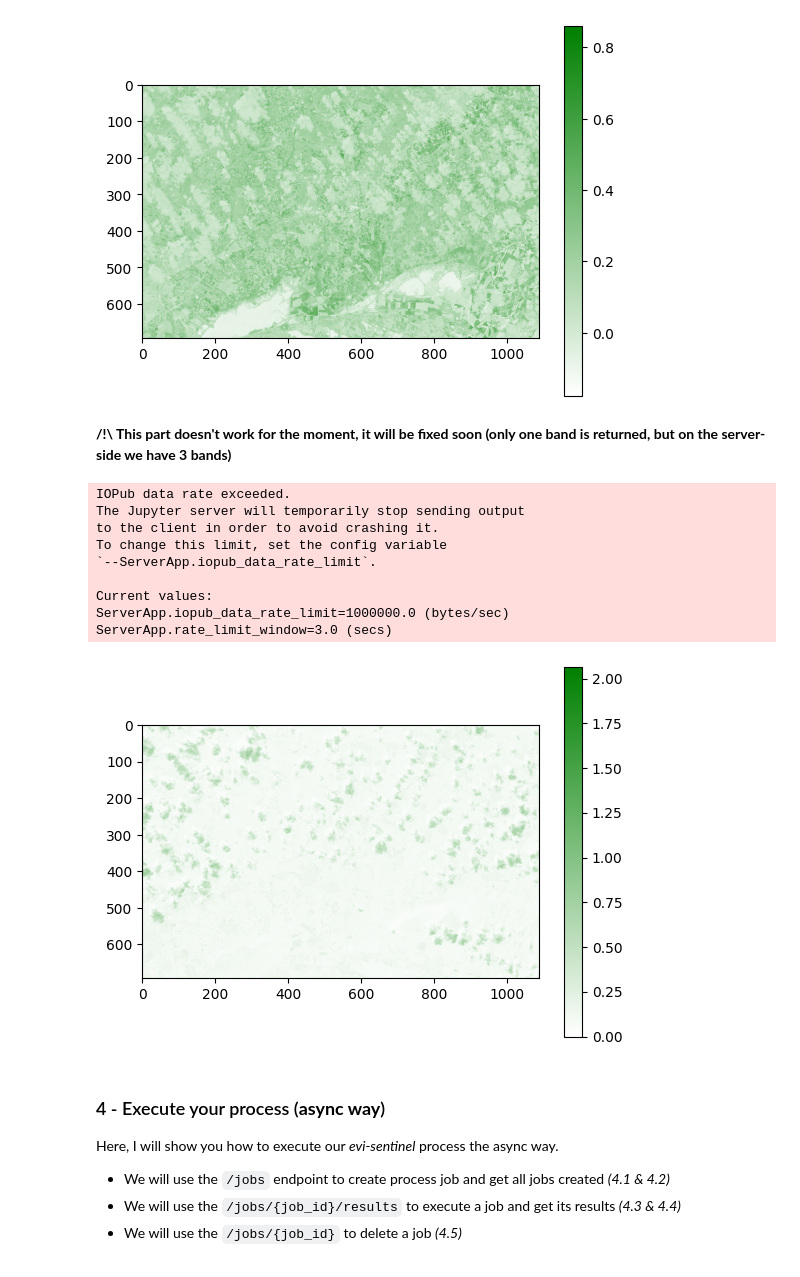
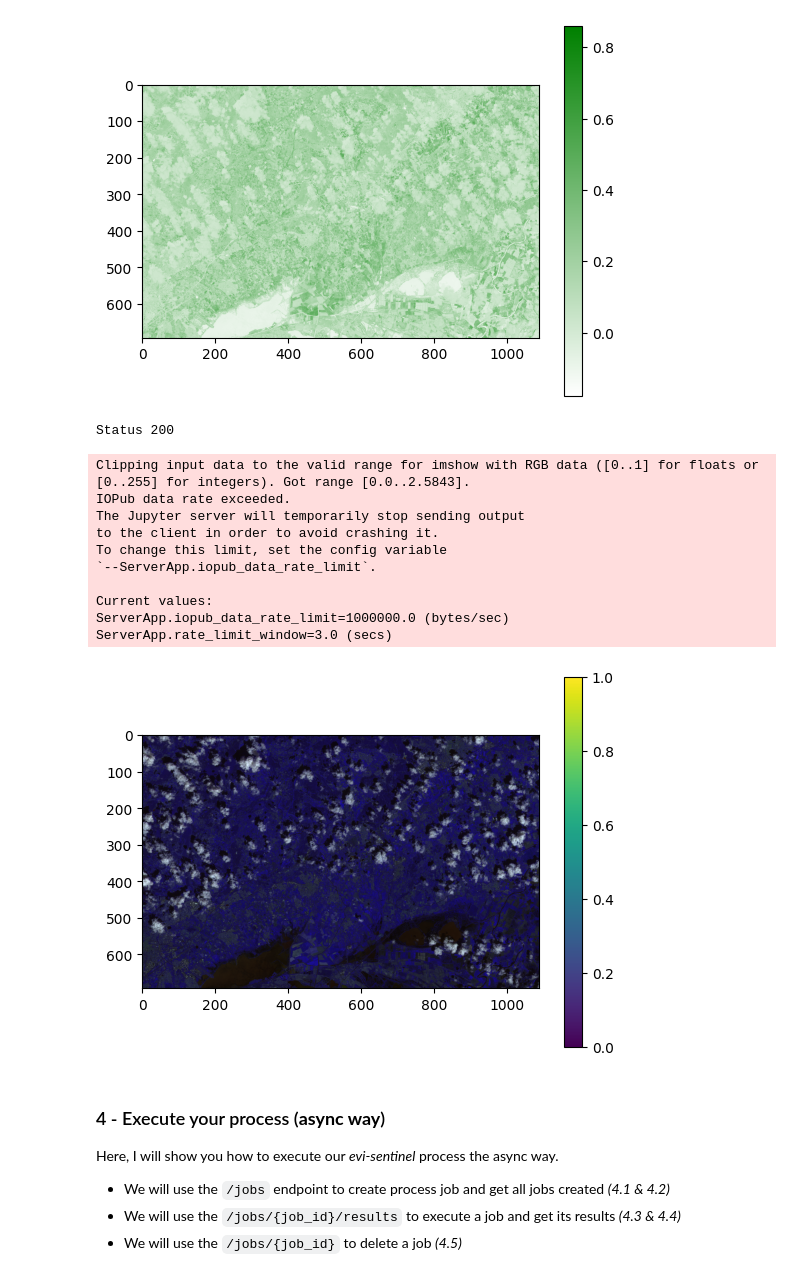
Before and after one commit to fair-ease/Examind_Tutorials, a Jupyter notebook: openEO/openeo_examind_http_example.ipynb, the cells around one changed output. Saved outputs shown, nothing was run; the diff lists cells and outputs as text; code cells hidden in the pictures.

Commit message:
Fix OpenEO HTTP Example Jupyter notebook with new save_result argument (coverage => data)

```diff
--- a/openEO/openeo_examind_http_example.ipynb
+++ b/openEO/openeo_examind_http_example.ipynb
@@ -521,41 +522,43 @@ source_data_graph = {
         }
     }
 }
-# %% [markdown]
-**/!\ This part doesn't work for the moment, it will be fixed soon (only one band is returned, but on the server-side we have 3 bands)**
 # %%
-URL = SERVER_IP + "/examind/WS/openeo/process/WPS/result"
+URL = SERVER_IP + "/examind/WS/openeo/" + OPENEO_SERVICE_ID + "/result"
 
 headers = {'Content-Type': 'application/json', 'Accept': '*/*'}
 
-r = requests.post(url=URL, data=json.dumps(source_data_graph), headers=headers)
+username = "admin"
+password = "admin"
+
+r = requests.post(url=URL, data=json.dumps(source_data_graph), headers=headers, auth=HTTPBasicAuth(username, password))
 
 print(f"Status {r.status_code}")
 print(r.text)
 
 file_path = "./source.tiff"
 os.makedirs(os.path.dirname(file_path), exist_ok=True)
 with open(file_path, "wb") as f:
     f.write(r.content)
 
 with rasterio.open(BytesIO(r.content)) as src:
     image_data = src.read()
 
-cmap = plt.cm.colors.LinearSegmentedColormap.from_list('white_to_green', ['white', 'green'])
-plt.imshow(image_data.transpose([1, 2, 0]), cmap=cmap)
+plt.imshow(image_data.transpose([1, 2, 0]))
 plt.colorbar()
 plt.show()
 # %% [output]
-IOPub data rate exceeded.
-The Jupyter server will temporarily stop sending output
-to the client in order to avoid crashing it.
-To change this limit, set the config variable
-`--ServerApp.iopub_data_rate_limit`.
-
-Current values:
-ServerApp.iopub_data_rate_limit=1000000.0 (bytes/sec)
-ServerApp.rate_limit_window=3.0 (secs)
+Status 200
+Clipping input data to the valid range for imshow with RGB data ([0..1] for floats or [0..255] for integers). Got range [0.0..2.5843].
+IOPub data rate exceeded.
+The Jupyter server will temporarily stop sending output
+to the client in order to avoid crashing it.
+To change this limit, set the config variable
+`--ServerApp.iopub_data_rate_limit`.
+
+Current values:
+ServerApp.iopub_data_rate_limit=1000000.0 (bytes/sec)
+ServerApp.rate_limit_window=3.0 (secs)
-[figure, old version]
+[figure, new version]
 # %% [markdown]
 ### 4 - Execute your process (**async way**)
 
```
Also changed, not shown: parts of 2 cells of this notebook.
